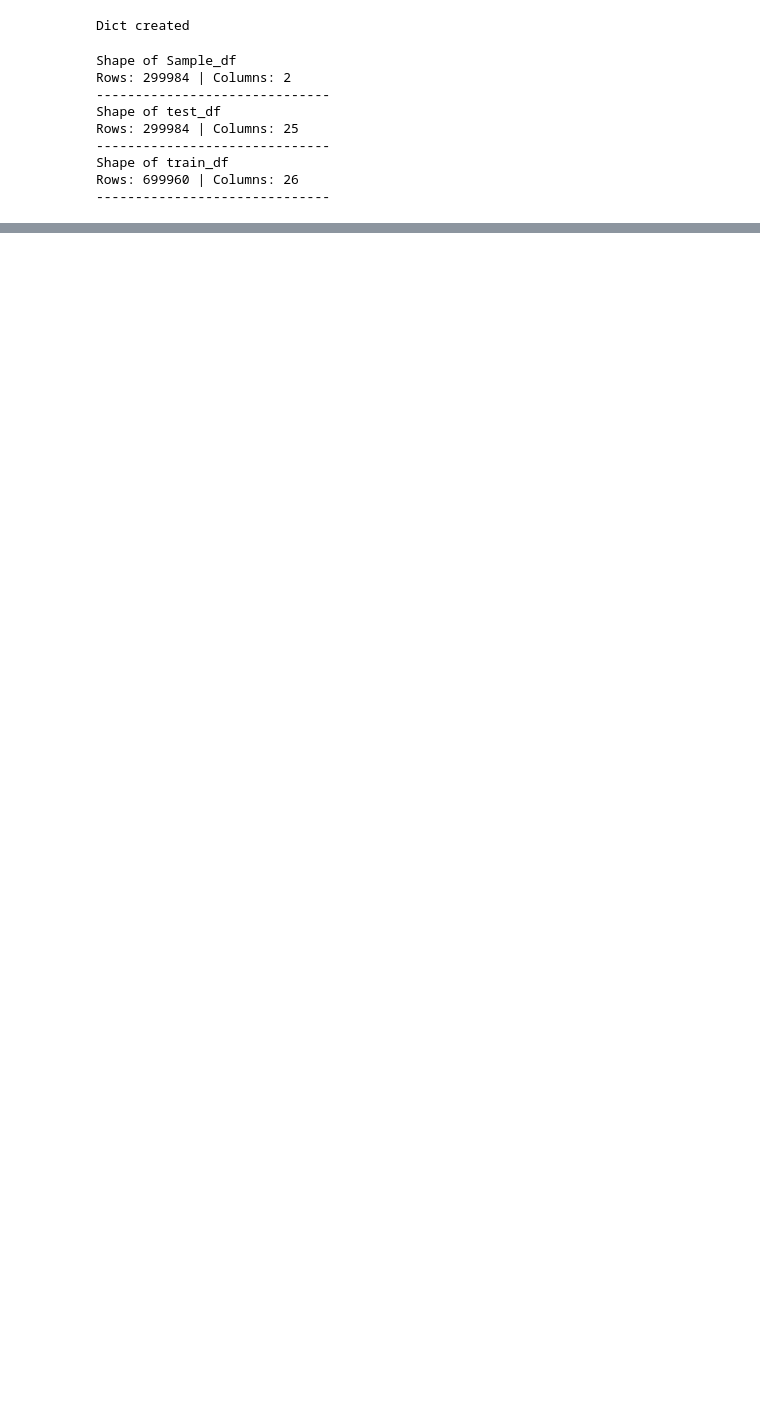
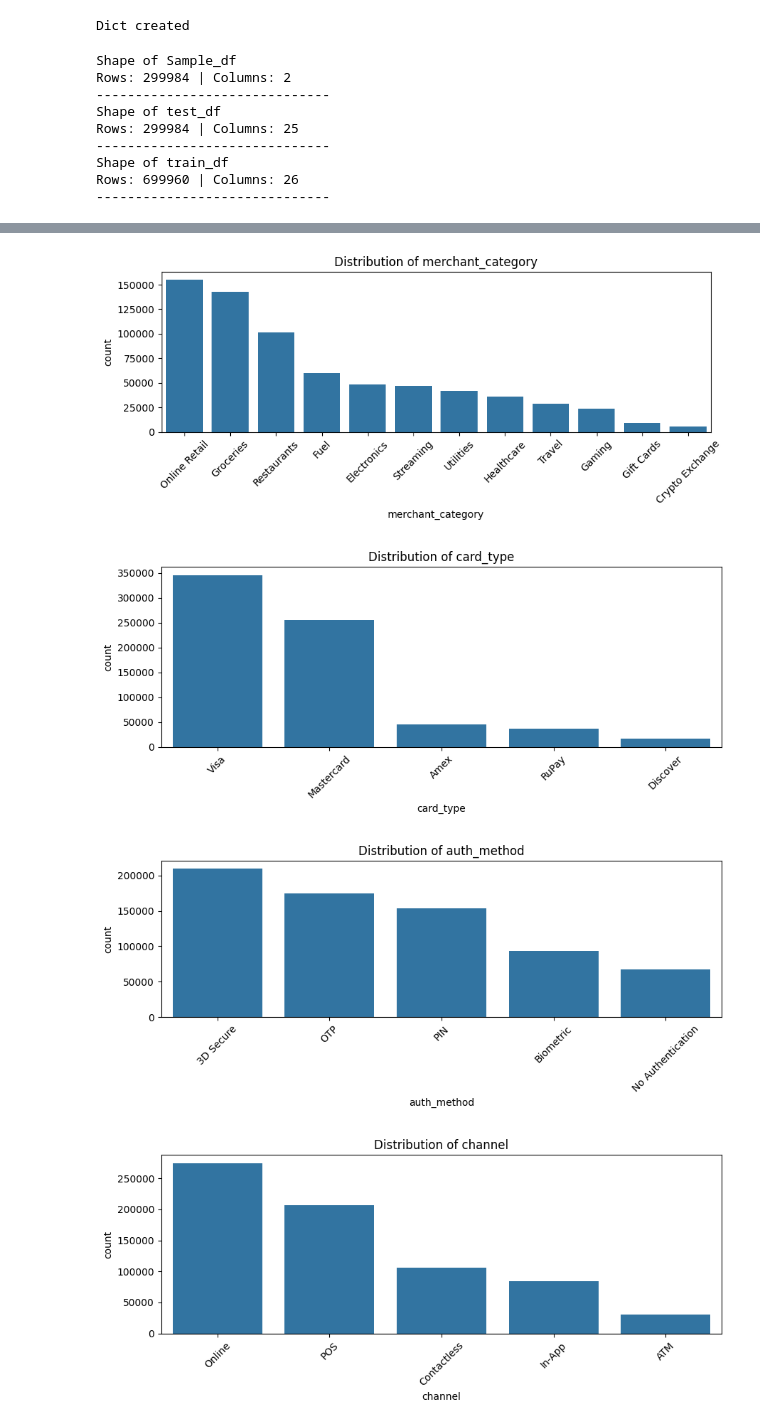
Before and after one commit to Aman-Sharma1812/Kaggle-Competitions, a Jupyter notebook: predicting-credit-card-fraud.ipynb, the cells around one changed output, grey strips where cells are left out. Saved outputs shown, nothing was run; the diff lists cells and outputs as text; code cells hidden in the pictures; blank space fills up the shorter version.

```diff
--- a/predicting-credit-card-fraud.ipynb
+++ b/predicting-credit-card-fraud.ipynb
@@ -108,0 +213,3 @@ Columns of "train_df"
+# %%
+categorical_cols = train_df.select_dtypes(include=["bool", "object", "category"]).columns.tolist()
+print(categorical_cols)
@@ -108,0 +218,20 @@ Columns of "train_df"
+# %%
+# visualize
+
+for col in categorical_cols:
+    plt.figure(figsize=(9, 4))
+
+    sns.countplot(
+        data=train_df,
+        x=col,
+        order=train_df[col].value_counts().index
+    )
+    plt.title(f"Distribution of {col}")
+    plt.xticks(rotation=45)
+    plt.tight_layout()
+    plt.show()
+# %% [output]
+[figure, added]
+[figure, added]
+[figure, added]
+[figure, added]
```
Also changed, not shown: parts of 21 cells of this notebook.
